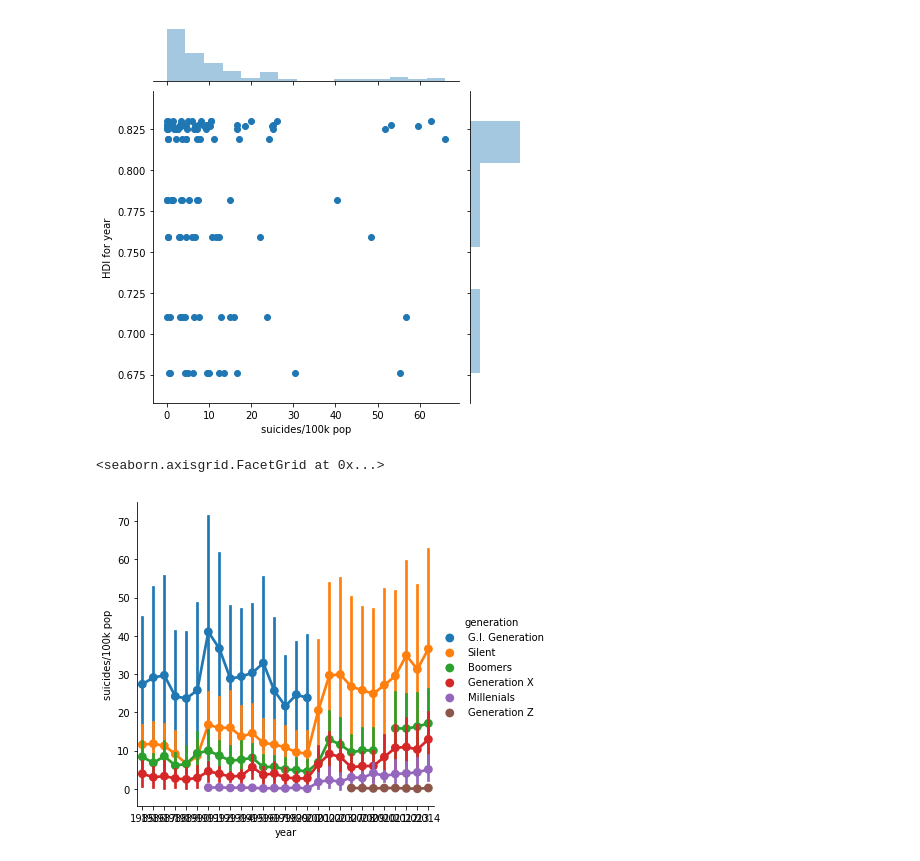
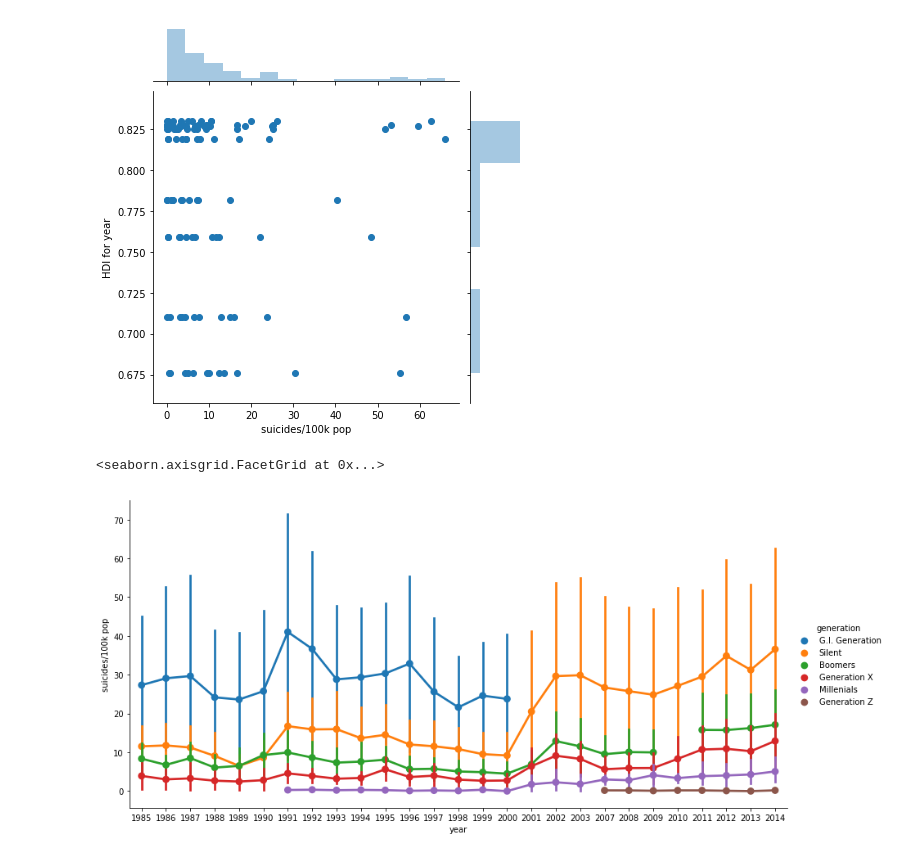
Before and after one commit to diogomerces/Setembro_Amarelo_Portugal, a Jupyter notebook: Portugal.ipynb, the cells around one changed output. Cells and saved outputs as stored; diff of their text form; code cells hidden in the pictures.

```diff
--- a/Portugal.ipynb
+++ b/Portugal.ipynb
@@ -225,7 +225,7 @@ sns.jointplot('suicides/100k pop','HDI for year', df_portugal, kind='scatter')
 <seaborn.axisgrid.JointGrid at 0x...>
 [figure]
 # %%
-sns.factorplot('year','suicides/100k pop',hue='generation', data=df_portugal)
+sns.factorplot('year','suicides/100k pop',hue='generation',size=6, aspect=2, data=df_portugal)
 # %% [output]
 <seaborn.axisgrid.FacetGrid at 0x...>
-[figure, old version]
+[figure, new version]
```
Also changed, not shown: parts of 3 cells of this notebook.
